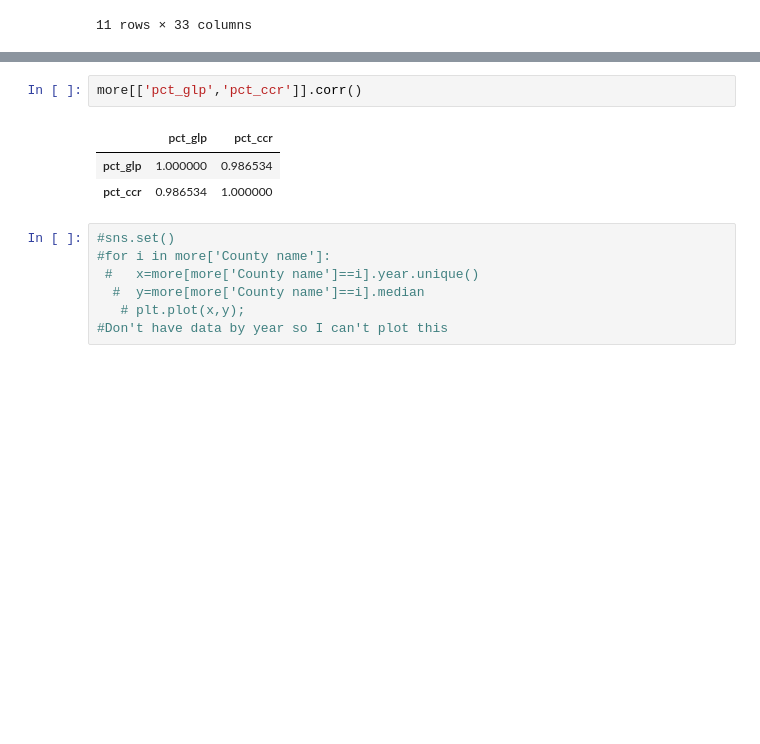
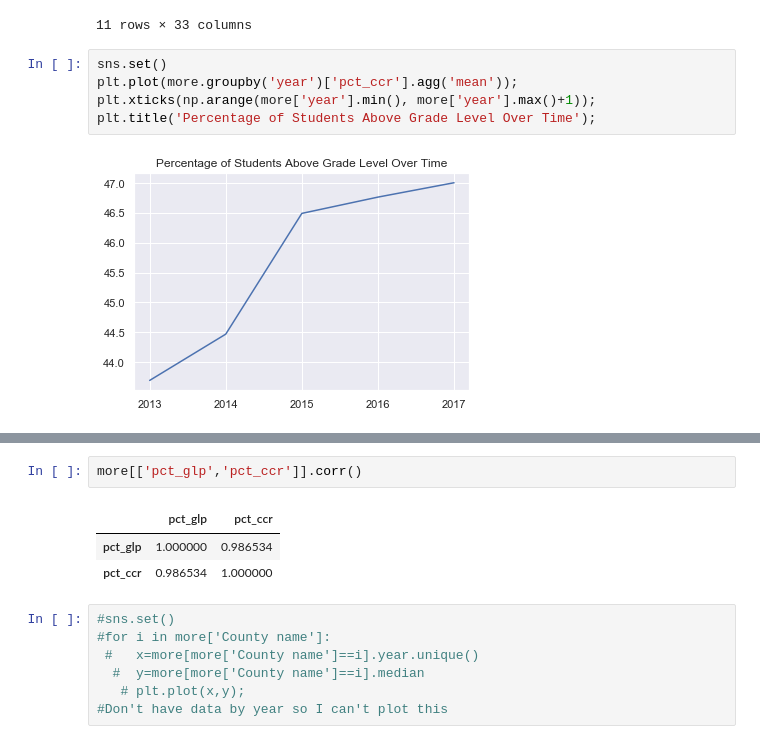
Before and after one commit to dam6063/education, a Jupyter notebook: Python Project Test.ipynb, the cells around one changed output, grey strips where cells are left out. Cells and saved outputs as stored; diff of their text form; blank space fills up the shorter version.

```diff
--- a/Python Project Test.ipynb
+++ b/Python Project Test.ipynb
@@ -528,3 +538,10 @@ more.describe(include='all')
 | 75% | NaN | 37155.000000 | NaN | 324049.000000 | 157911.000000 | 166138.000000 | 87734.000000 | 88106.000000 | 77747.000000 | ... |
 | max | NaN | 37199.000000 | NaN | 969031.000000 | 467859.000000 | 501172.000000 | 327957.000000 | 334950.000000 | 287724.000000 | ... |
 11 rows × 33 columns
+# %%
+sns.set()
+plt.plot(more.groupby('year')['pct_ccr'].agg('mean'));
+plt.xticks(np.arange(more['year'].min(), more['year'].max()+1));
+plt.title('Percentage of Students Above Grade Level Over Time');
+# %% [output]
+[figure, added]
```
Also changed, not shown: parts of 47 cells of this notebook.
